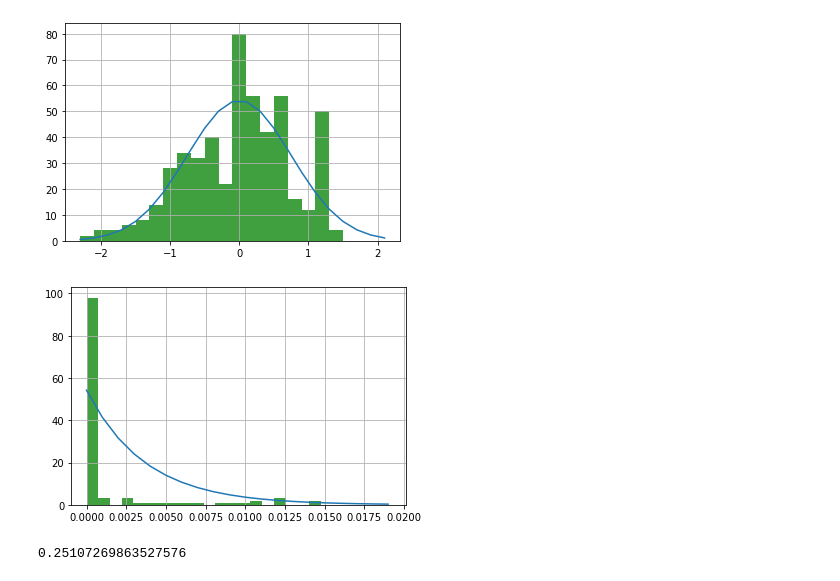
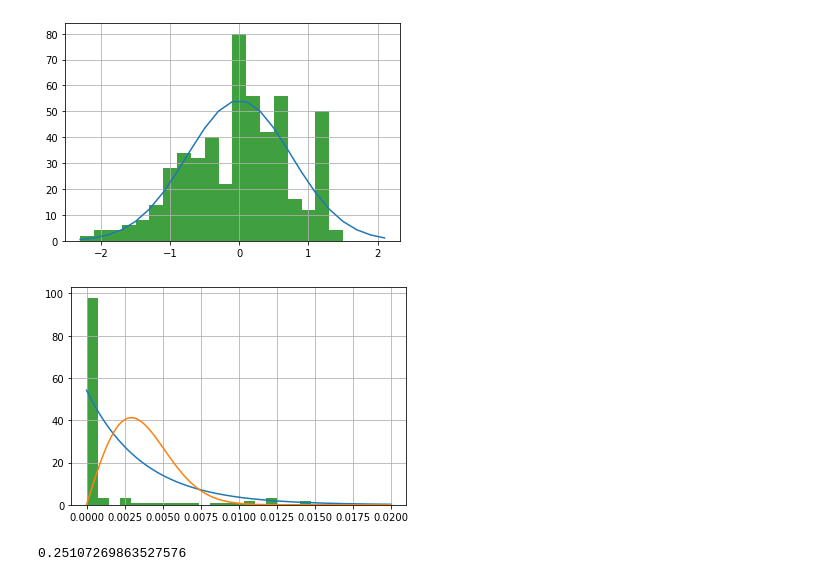
Before and after one commit to DecemberFlower/NMR_practice, a Jupyter notebook: 9.2.ipynb, the cells around one changed output. Saved outputs shown, nothing was run; the diff lists cells and outputs as text; code cells hidden in the pictures.

```diff
--- a/9.2.ipynb
+++ b/9.2.ipynb
@@ -432,27 +433,28 @@ plt.show()
 # %%
 a1 = []
 for i in range(len(a) - 1):
     a1.append((a[i] - a[i + 1]))
 s = sigma(9, 0.82, -0.41, 0, 0) / 3
 k = 0
 l = 0
 for i in range(len(a)):
     if (a[i] < -s):
         k = i
     if (a[i] > s):
         l = i
         break
 delta = 1 / fit(0, 9, 0.82, -0.41, 0, 0) / 5
 a1 = a1[k:l]
 e1 = e[k:l]
 a1 = -np.sort(a1)
-e = np.array([i * 0.001 for i in range(20)])
+e = np.array([i * 0.0001 for i in range(201)])
 plt.plot(e, poison(e, 9, 0.82, -0.41, 0, 0) / 5)
+plt.plot(e, wd(e, 9, 0.82, -0.41, 0, 0) / 5)
 plt.hist(a1, bins = [i * delta for i in range(int(0.02 / delta))], facecolor='g', alpha=0.75)
 plt.grid(True)
 plt.show()
 # %% [output]
-[figure, old version]
+[figure, new version]
 # %%
 sigma(9, 0.82, -0.41, 0, 0) / 3
 # %% [output]
```
Also changed, not shown: parts of 4 cells of this notebook.
